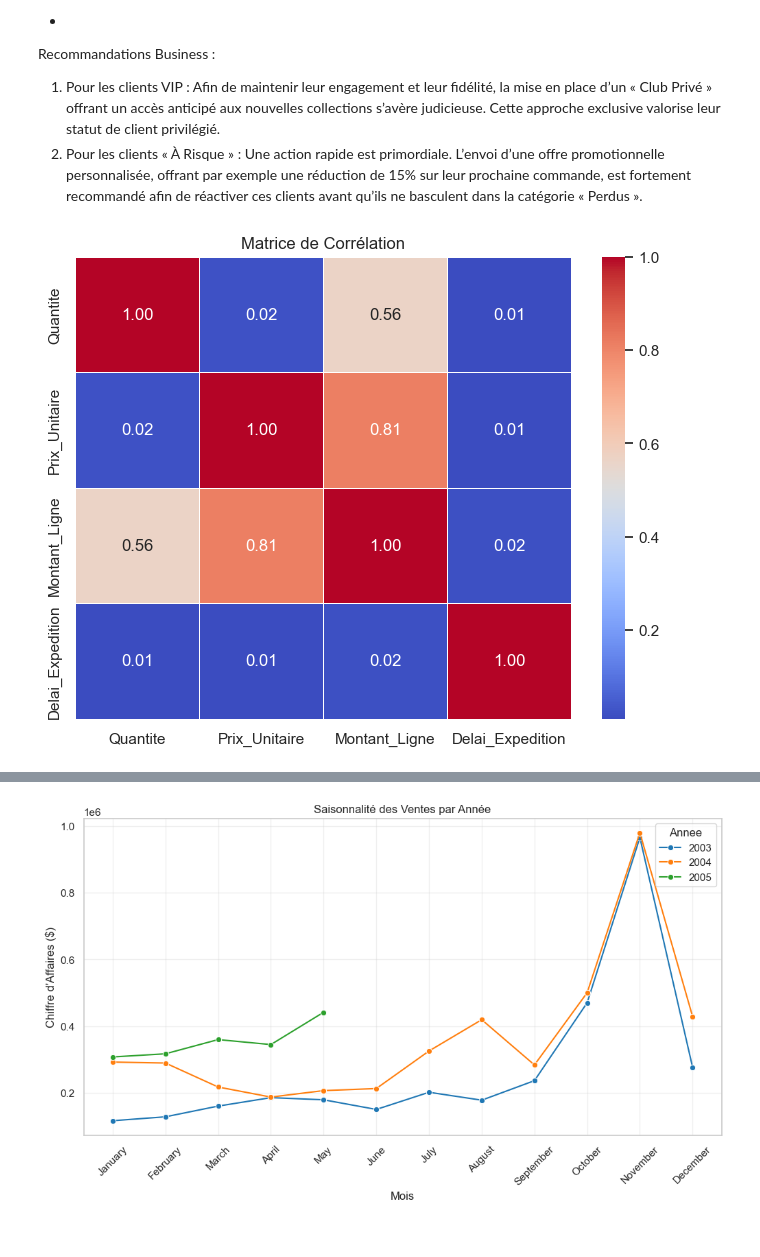
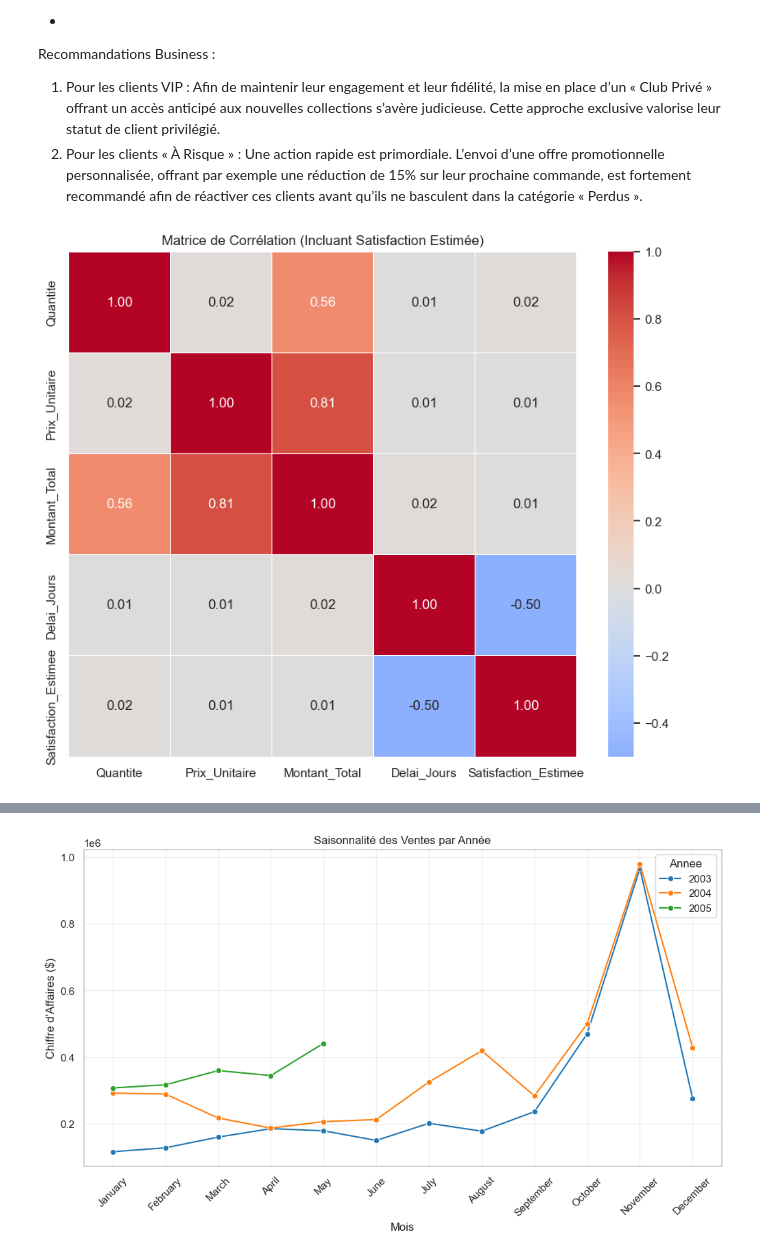
Before and after one commit to KarissyCISSE21/classicmodels-analysis, a Jupyter notebook: notebooks/ClassicModels_Analysis.ipynb, the cells around one changed output, grey strips where cells are left out. Saved outputs shown, nothing was run; the diff lists cells and outputs as text; code cells hidden in the pictures.

Commit message:
Mise à jour Partie 4.2 : Matrice de Corrélation avec estimation de la Satisfaction Client

```diff
--- a/notebooks/ClassicModels_Analysis.ipynb
+++ b/notebooks/ClassicModels_Analysis.ipynb
@@ -654,36 +654,44 @@ Recommandations Business :
 1. Pour les clients VIP :  Afin de maintenir leur engagement et leur fidélité, la mise en place d’un « Club Privé » offrant un accès anticipé aux nouvelles collections s’avère judicieuse.  Cette approche exclusive valorise leur statut de client privilégié.
 2. Pour les clients « À Risque » : Une action rapide est primordiale.  L’envoi d’une offre promotionnelle personnalisée, offrant par exemple une réduction de 15% sur leur prochaine commande, est fortement recommandé afin de réactiver ces clients avant qu’ils ne basculent dans la catégorie « Perdus ».
 # %%
-# --- 4.2 ANALYSE DE CORRÉLATION ---
+# --- 4.2 ANALYSE DE CORRÉLATION (PRIX, QUANTITÉ, DÉLAI, SATISFACTION)---
 
 # On utilise DATEDIFF en SQL pour récupérer directement un nombre de jours (Entier)
 # Cela évite les erreurs de type "Timedelta" ou "String" dans la corrélation
+# On récupère les données et on "calcule" une Satisfaction théorique
+# Règle Métier : Si livré en moins de 3 jours = Satisfaction 10/10. Sinon ça baisse.
 query_corr = """
 SELECT
     quantityOrdered as Quantite,
     priceEach as Prix_Unitaire,
-    (quantityOrdered * priceEach) as Montant_Ligne,
-    DATEDIFF(o.shippedDate, o.orderDate) as Delai_Expedition
+    (quantityOrdered * priceEach) as Montant_Total,
+    DATEDIFF(o.shippedDate, o.orderDate) as Delai_Jours,
+    CASE
+        WHEN DATEDIFF(o.shippedDate, o.orderDate) <= 2 THEN 10
+        WHEN DATEDIFF(o.shippedDate, o.orderDate) <= 4 THEN 7
+        WHEN DATEDIFF(o.shippedDate, o.orderDate) <= 7 THEN 5
+        ELSE 2
+    END as Satisfaction_Estimee
 FROM orderdetails od
 JOIN orders o ON od.orderNumber = o.orderNumber
 WHERE o.status = 'Shipped';
 """
 df_corr = pd.read_sql(query_corr, conn)
 
-# Sécurité : On nettoie les lignes vides (NaN) qui feraient planter le calcul
+# Nettoyage des valeurs nulles
 df_corr = df_corr.dropna()
 
 # Calcul de la matrice de corrélation
 corr_matrix = df_corr.corr()
 
-# Visualisation
-plt.figure(figsize=(8, 6))
-sns.heatmap(corr_matrix, annot=True, cmap='coolwarm', fmt=".2f", linewidths=.5)
-plt.title('Matrice de Corrélation')
+# Visualisation Heatmap
+plt.figure(figsize=(10, 8))
+sns.heatmap(corr_matrix, annot=True, cmap='coolwarm', fmt=".2f", linewidths=.5, center=0)
+plt.title('Matrice de Corrélation (Incluant Satisfaction Estimée)')
 plt.savefig("../visualizations/Matrice de Corrélation.png", bbox_inches='tight')
 plt.show()
 # %% [output]
-[figure, old version]
+[figure, new version]
 # %% [markdown]
 ###  Interprétation : Liens entre les variables
 
```
Also changed, not shown: parts of 1 cell of this notebook, 1 other file.
